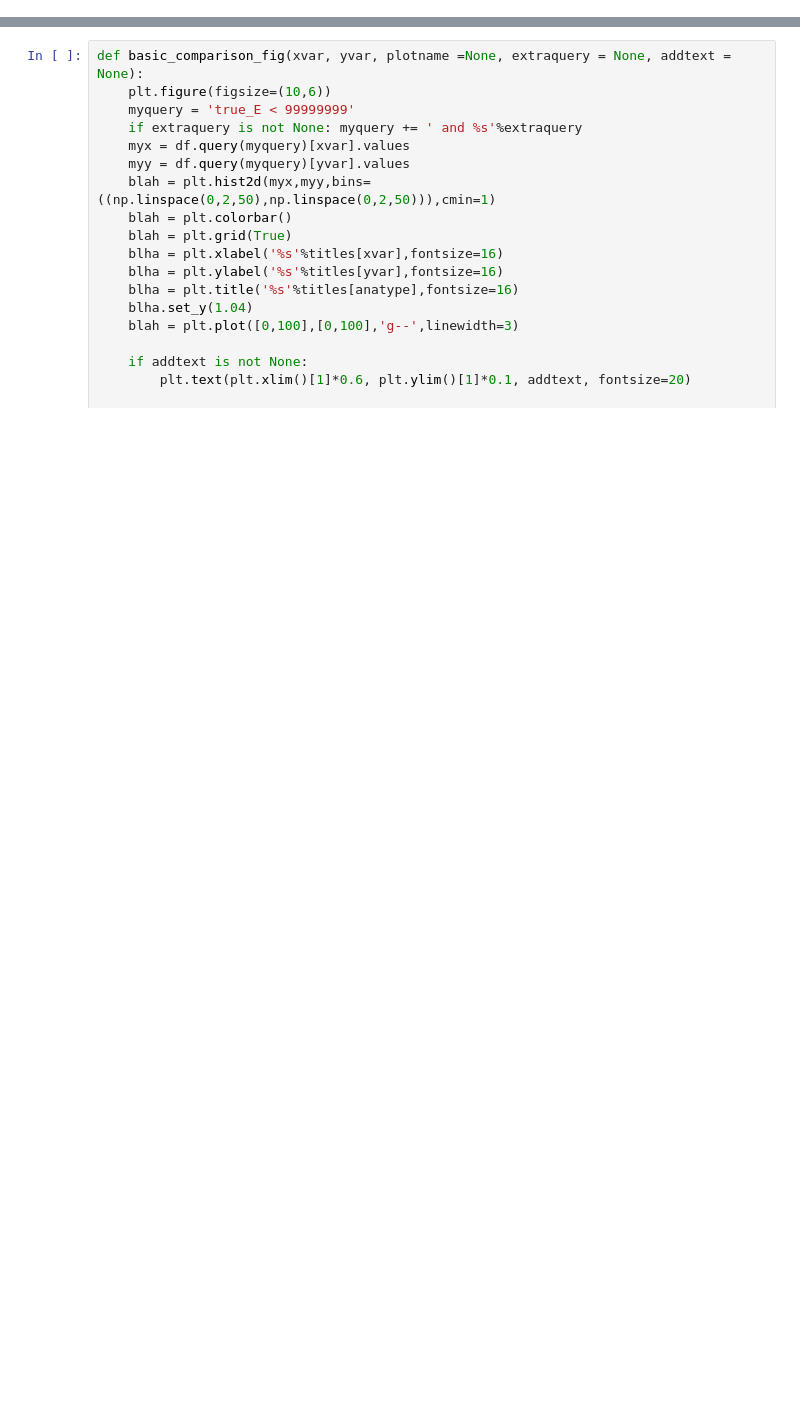
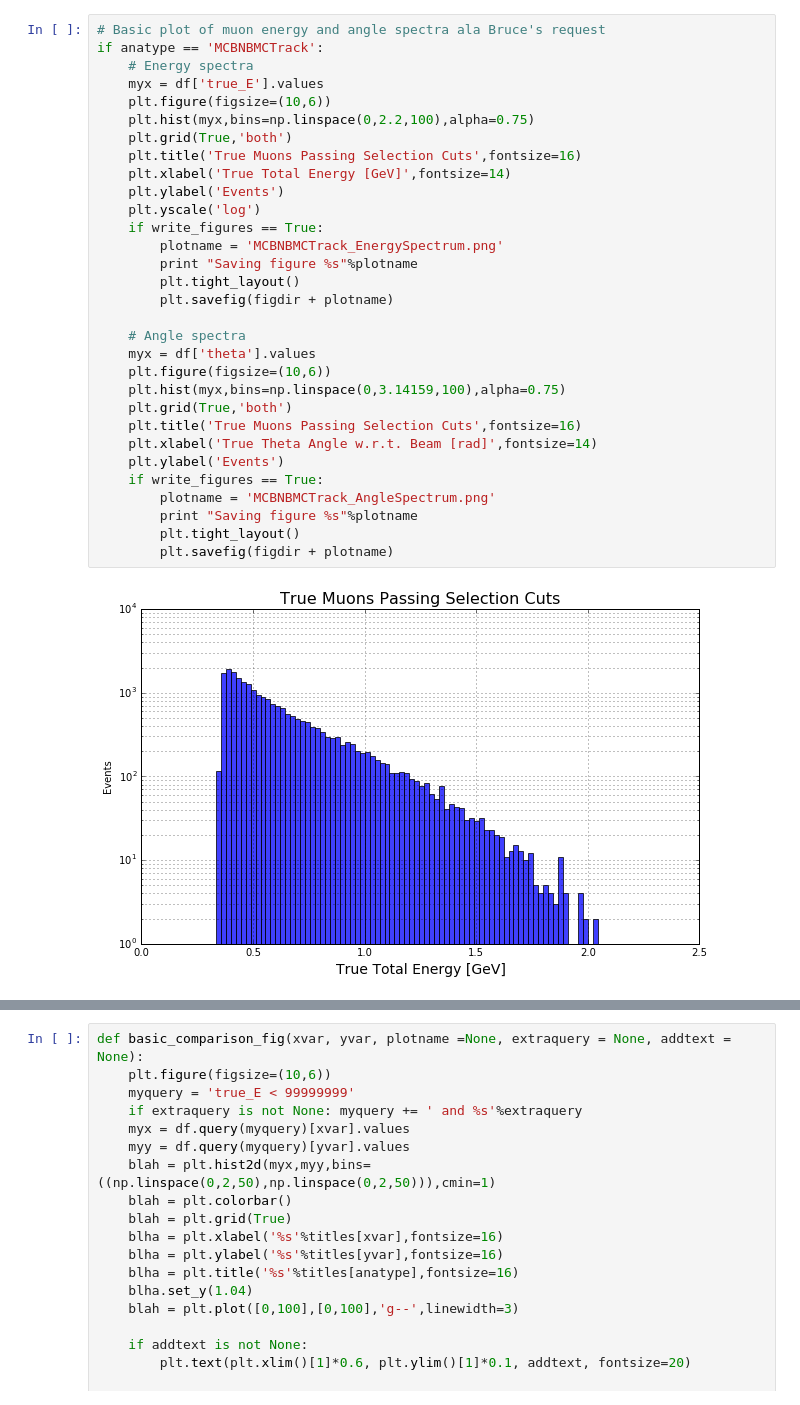
Before and after one commit to kaleko/MCS_Technote, a Jupyter notebook: MCS_paper_work.ipynb, the cells around one changed output, grey strips where cells are left out. Saved outputs shown, nothing was run; the diff lists cells and outputs as text; blank space fills up the shorter version.

```diff
--- a/MCS_paper_work.ipynb
+++ b/MCS_paper_work.ipynb
@@ -103,0 +34,33 @@ print df.columns.values
+# %%
+# Basic plot of muon energy and angle spectra ala Bruce's request
+if anatype == 'MCBNBMCTrack':
+    # Energy spectra
+    myx = df['true_E'].values
+    plt.figure(figsize=(10,6))
+    plt.hist(myx,bins=np.linspace(0,2.2,100),alpha=0.75)
+    plt.grid(True,'both')
+    plt.title('True Muons Passing Selection Cuts',fontsize=16)
+    plt.xlabel('True Total Energy [GeV]',fontsize=14)
+    plt.ylabel('Events')
+    plt.yscale('log')
+    if write_figures == True:
+        plotname = 'MCBNBMCTrack_EnergySpectrum.png'
+        print "Saving figure %s"%plotname
+        plt.tight_layout()
+        plt.savefig(figdir + plotname)
+
+    # Angle spectra
+    myx = df['theta'].values
+    plt.figure(figsize=(10,6))
+    plt.hist(myx,bins=np.linspace(0,3.14159,100),alpha=0.75)
+    plt.grid(True,'both')
+    plt.title('True Muons Passing Selection Cuts',fontsize=16)
+    plt.xlabel('True Theta Angle w.r.t. Beam [rad]',fontsize=14)
+    plt.ylabel('Events')
+    if write_figures == True:
+        plotname = 'MCBNBMCTrack_AngleSpectrum.png'
+        print "Saving figure %s"%plotname
+        plt.tight_layout()
+        plt.savefig(figdir + plotname)
+# %% [output]
+[figure, added]
```
Also changed, not shown: parts of 20 cells of this notebook, 4 other files.
